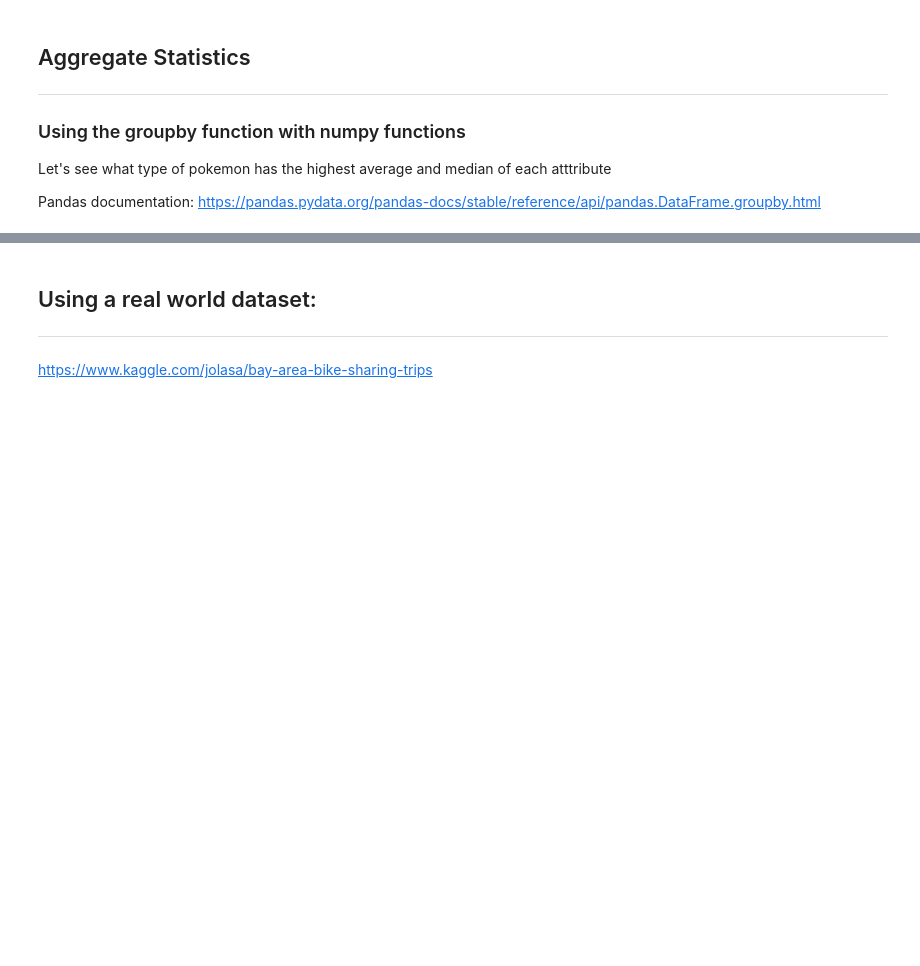
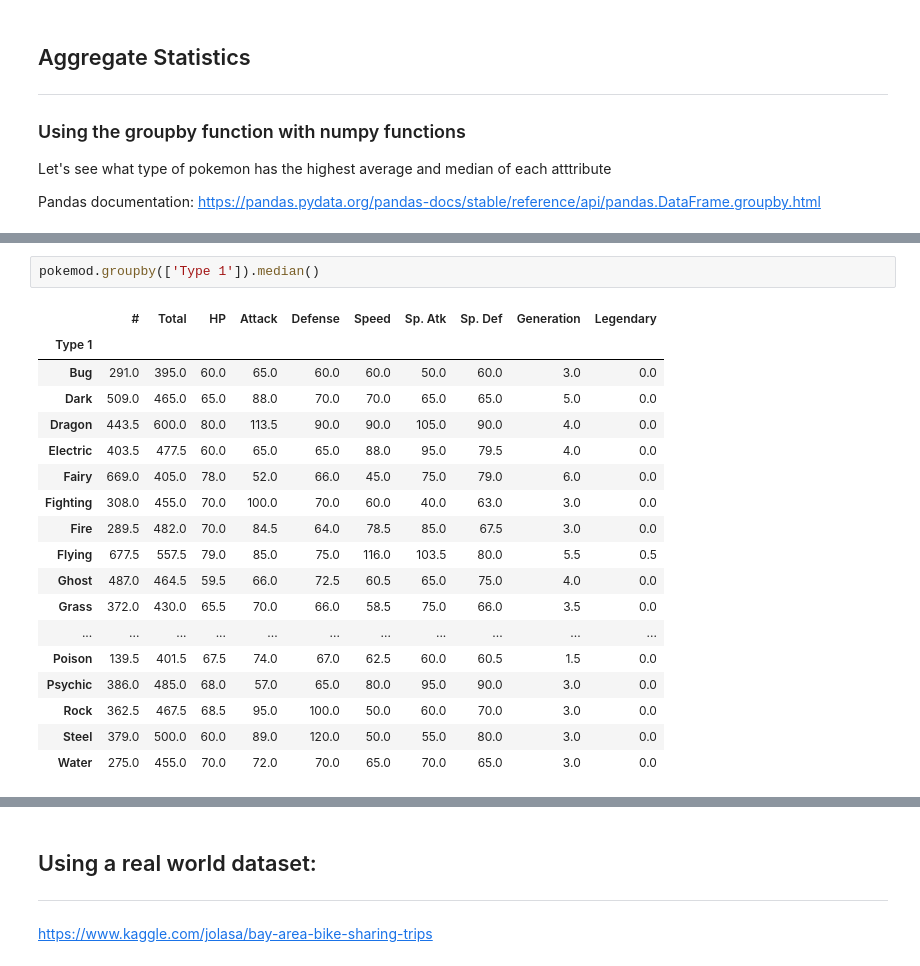
Before and after one commit to HermesBonilla/ML_DevCommunity, a Jupyter notebook: pandasWorkshop.ipynb, the cells around one changed output, grey strips where cells are left out. Saved outputs shown, nothing was run; the diff lists cells and outputs as text; blank space fills up the shorter version.

```diff
--- a/pandasWorkshop.ipynb
+++ b/pandasWorkshop.ipynb
@@ -234,0 +428,21 @@ Pandas documentation: https://pandas.pydata.org/pandas-docs/stable/reference/api
+# %%
+pokemod.groupby(['Type 1']).median()
+# %% [output]
+|  | # | Total | HP | Attack | Defense | Speed | Sp. Atk | Sp. Def | Generation | Legendary |
+| Type 1 |  |  |  |  |  |  |  |  |  |  |
+| Bug | 291.0 | 395.0 | 60.0 | 65.0 | 60.0 | 60.0 | 50.0 | 60.0 | 3.0 | 0.0 |
+| Dark | 509.0 | 465.0 | 65.0 | 88.0 | 70.0 | 70.0 | 65.0 | 65.0 | 5.0 | 0.0 |
+| Dragon | 443.5 | 600.0 | 80.0 | 113.5 | 90.0 | 90.0 | 105.0 | 90.0 | 4.0 | 0.0 |
+| Electric | 403.5 | 477.5 | 60.0 | 65.0 | 65.0 | 88.0 | 95.0 | 79.5 | 4.0 | 0.0 |
+| Fairy | 669.0 | 405.0 | 78.0 | 52.0 | 66.0 | 45.0 | 75.0 | 79.0 | 6.0 | 0.0 |
+| Fighting | 308.0 | 455.0 | 70.0 | 100.0 | 70.0 | 60.0 | 40.0 | 63.0 | 3.0 | 0.0 |
+| Fire | 289.5 | 482.0 | 70.0 | 84.5 | 64.0 | 78.5 | 85.0 | 67.5 | 3.0 | 0.0 |
+| Flying | 677.5 | 557.5 | 79.0 | 85.0 | 75.0 | 116.0 | 103.5 | 80.0 | 5.5 | 0.5 |
+| Ghost | 487.0 | 464.5 | 59.5 | 66.0 | 72.5 | 60.5 | 65.0 | 75.0 | 4.0 | 0.0 |
+| Grass | 372.0 | 430.0 | 65.5 | 70.0 | 66.0 | 58.5 | 75.0 | 66.0 | 3.5 | 0.0 |
+| ... | ... | ... | ... | ... | ... | ... | ... | ... | ... | ... |
+| Poison | 139.5 | 401.5 | 67.5 | 74.0 | 67.0 | 62.5 | 60.0 | 60.5 | 1.5 | 0.0 |
+| Psychic | 386.0 | 485.0 | 68.0 | 57.0 | 65.0 | 80.0 | 95.0 | 90.0 | 3.0 | 0.0 |
+| Rock | 362.5 | 467.5 | 68.5 | 95.0 | 100.0 | 50.0 | 60.0 | 70.0 | 3.0 | 0.0 |
+| Steel | 379.0 | 500.0 | 60.0 | 89.0 | 120.0 | 50.0 | 55.0 | 80.0 | 3.0 | 0.0 |
+| Water | 275.0 | 455.0 | 70.0 | 72.0 | 70.0 | 65.0 | 70.0 | 65.0 | 3.0 | 0.0 |
```
Also changed, not shown: parts of 20 cells of this notebook.
